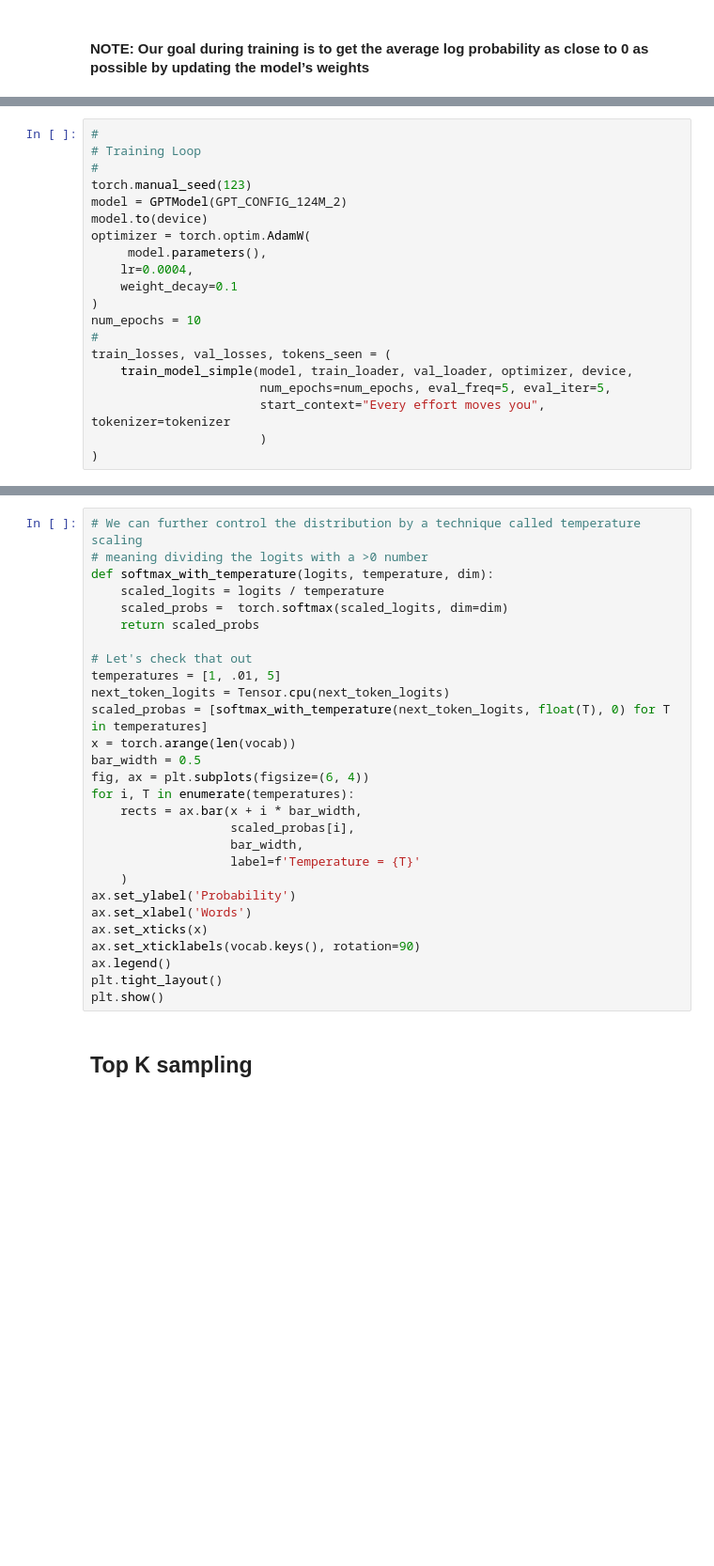
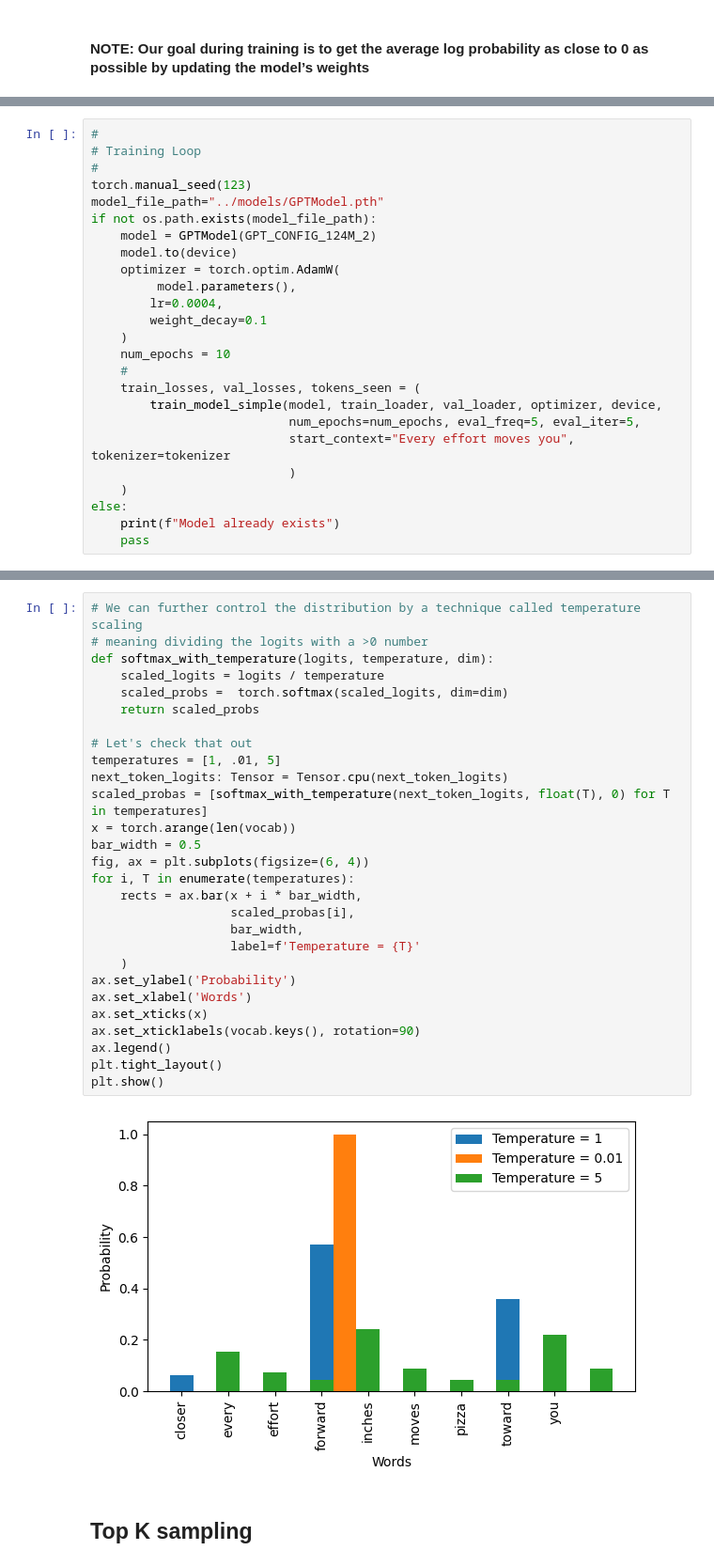
Before and after one commit to amlanc/SimpleLLMProject, a Jupyter notebook: src/SimpleLLM.ipynb, the cells around one changed output, grey strips where cells are left out. Shown at 94% size. Drawn from its saved outputs; the diff is of its cells as text; blank space fills up the shorter version.

```diff
--- a/src/SimpleLLM.ipynb
+++ b/src/SimpleLLM.ipynb
@@ -1117,18 +1417,23 @@ def train_model_simple(model, train_loader, val_loader,
 # Training Loop
 #
 torch.manual_seed(123)
-model = GPTModel(GPT_CONFIG_124M_2)
-model.to(device)
-optimizer = torch.optim.AdamW(
-     model.parameters(),
-    lr=0.0004,
-    weight_decay=0.1
-)
-num_epochs = 10
-#
-train_losses, val_losses, tokens_seen = (
-    train_model_simple(model, train_loader, val_loader, optimizer, device,
-                       num_epochs=num_epochs, eval_freq=5, eval_iter=5,
-                       start_context="Every effort moves you", tokenizer=tokenizer
-                       )
-)
+model_file_path="../models/GPTModel.pth"
+if not os.path.exists(model_file_path):
+    model = GPTModel(GPT_CONFIG_124M_2)
+    model.to(device)
+    optimizer = torch.optim.AdamW(
+         model.parameters(),
+        lr=0.0004,
+        weight_decay=0.1
+    )
+    num_epochs = 10
+    #
+    train_losses, val_losses, tokens_seen = (
+        train_model_simple(model, train_loader, val_loader, optimizer, device,
+                           num_epochs=num_epochs, eval_freq=5, eval_iter=5,
+                           start_context="Every effort moves you", tokenizer=tokenizer
+                           )
+    )
+else:
+    print(f"Model already exists")
+    pass
@@ -1205,31 +1528,33 @@ print_sampled_tokens(probas)
 # %%
 # We can further control the distribution by a technique called temperature scaling
 # meaning dividing the logits with a >0 number
 def softmax_with_temperature(logits, temperature, dim):
     scaled_logits = logits / temperature
     scaled_probs =  torch.softmax(scaled_logits, dim=dim)
     return scaled_probs
 
 # Let's check that out
 temperatures = [1, .01, 5]
-next_token_logits = Tensor.cpu(next_token_logits)
+next_token_logits: Tensor = Tensor.cpu(next_token_logits)
 scaled_probas = [softmax_with_temperature(next_token_logits, float(T), 0) for T in temperatures]
 x = torch.arange(len(vocab))
 bar_width = 0.5
 fig, ax = plt.subplots(figsize=(6, 4))
 for i, T in enumerate(temperatures):
     rects = ax.bar(x + i * bar_width,
                    scaled_probas[i],
                    bar_width,
                    label=f'Temperature = {T}'
     )
 ax.set_ylabel('Probability')
 ax.set_xlabel('Words')
 ax.set_xticks(x)
 ax.set_xticklabels(vocab.keys(), rotation=90)
 ax.legend()
 plt.tight_layout()
 plt.show()
+# %% [output]
+[figure, added]
 # %% [markdown]
 ## Top K sampling
 # %%
```
Also changed, not shown: parts of 50 cells of this notebook, 1 other file.
